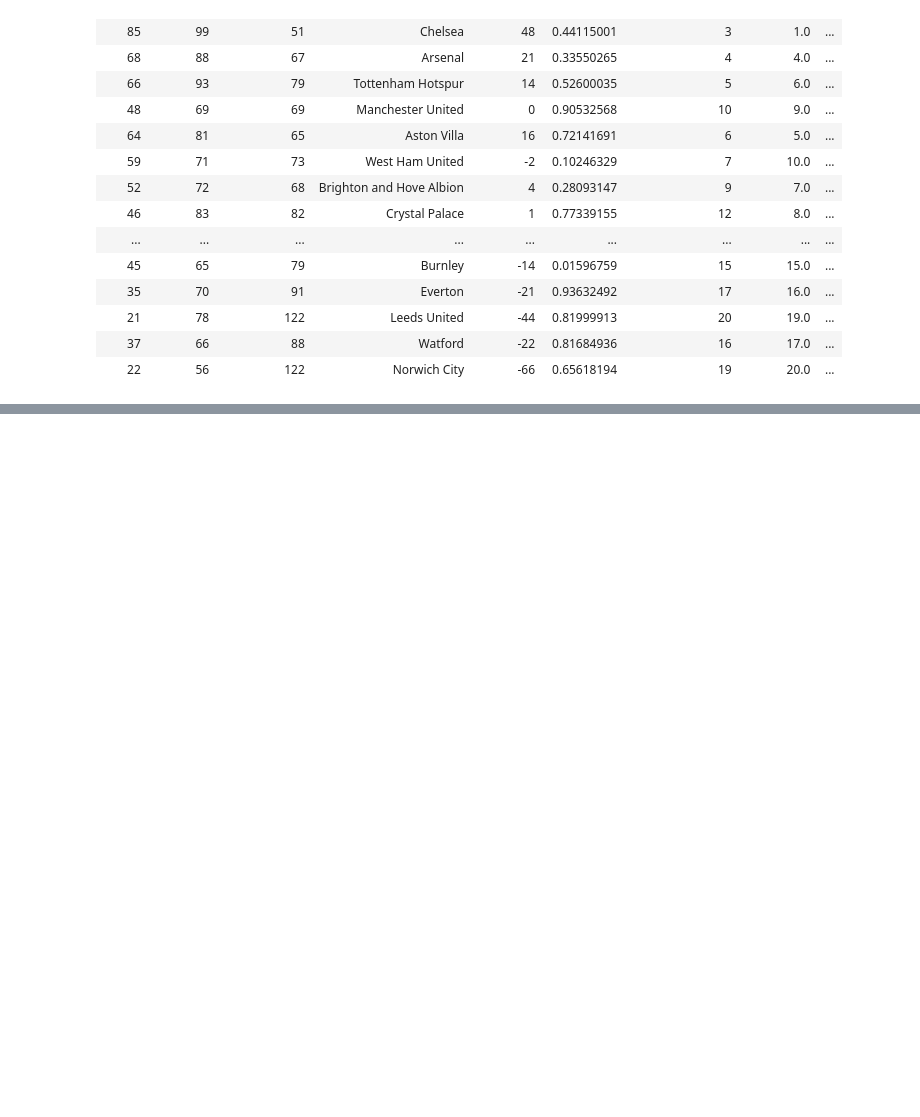
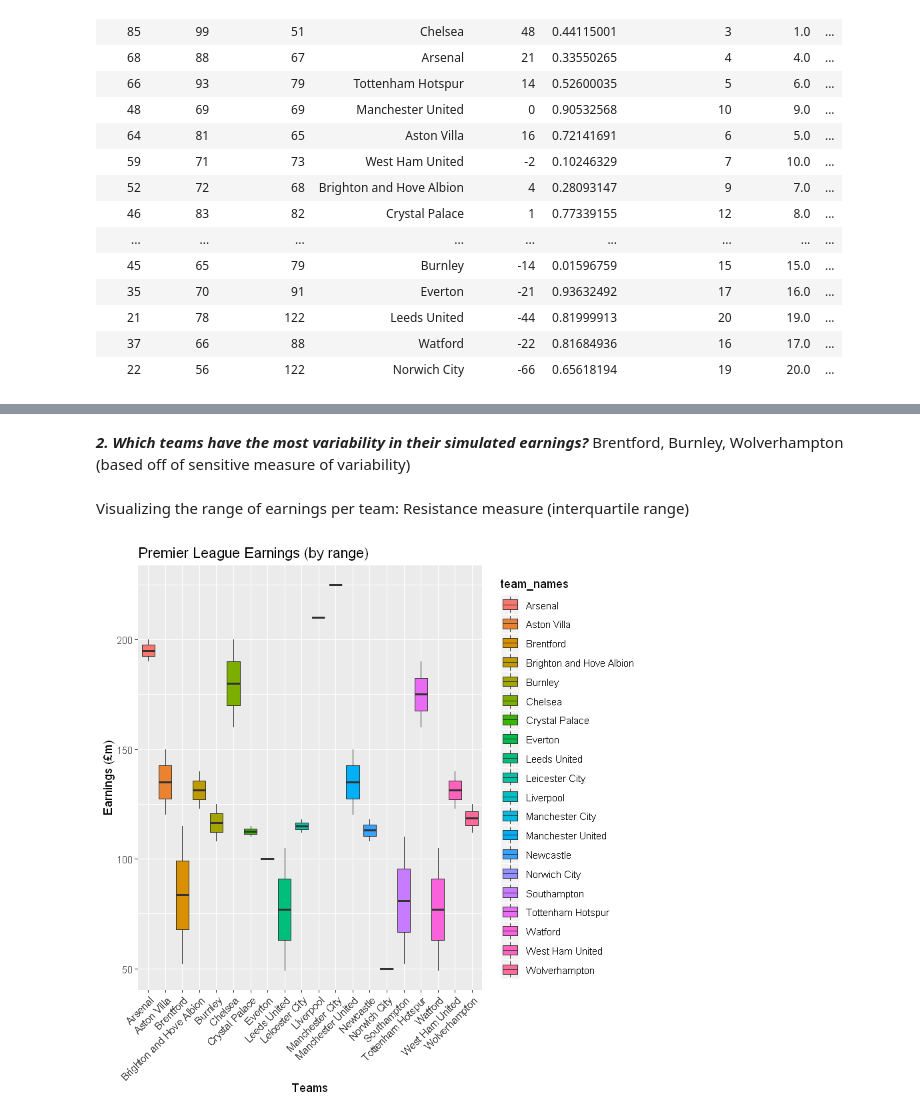
Before and after one commit to kakochanowski/Predicting_Monopoly_Optimization, a Jupyter notebook: Assignment2_Koch_Liu_Uhlein.ipynb, the cells around one changed output, grey strips where cells are left out. Saved outputs shown, nothing was run; the diff lists cells and outputs as text; code cells hidden in the pictures; blank space fills up the shorter version.

```diff
--- a/Assignment2_Koch_Liu_Uhlein.ipynb
+++ b/Assignment2_Koch_Liu_Uhlein.ipynb
@@ -291,0 +290,15 @@ ggplot(df.analysis, aes(x=reorder(team_names,-avg_prize), y=avg_prize, fill=team
+# %% [markdown]
+***2. Which teams have the most variability in their simulated earnings?***
+Brentford, Burnley, Wolverhampton (based off of sensitive measure of variability)
+# %% [markdown]
+Visualizing the range of earnings per team:
+Resistance measure (interquartile range)
+# %%
+ggplot(df.summary, aes(x=team_names, y=prize, fill=team_names)) +
+    geom_boxplot() +
+    theme(axis.text.x = element_text(angle = 45, hjust=1)) +
+    xlab('Teams') +
+    ylab('Earnings (£m)') +
+    ggtitle('Premier League Earnings (by range)')
+# %% [output]
+[figure, added]
```
Also changed, not shown: parts of 14 cells of this notebook.
